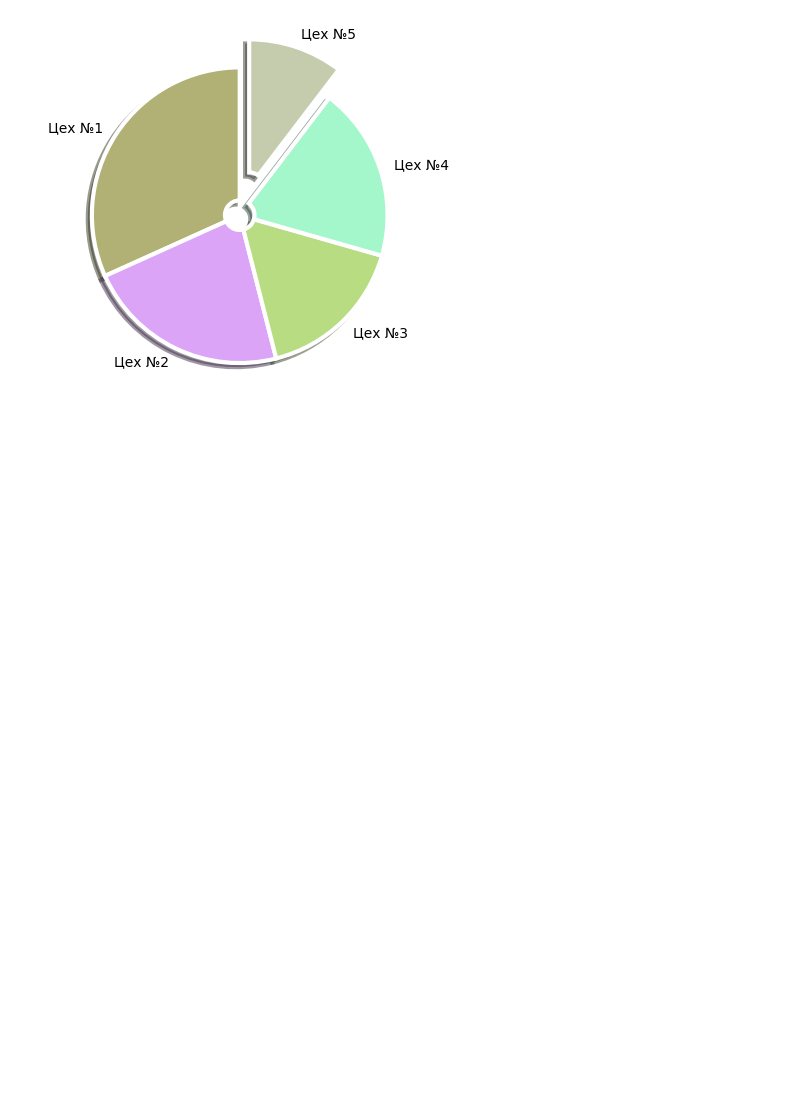
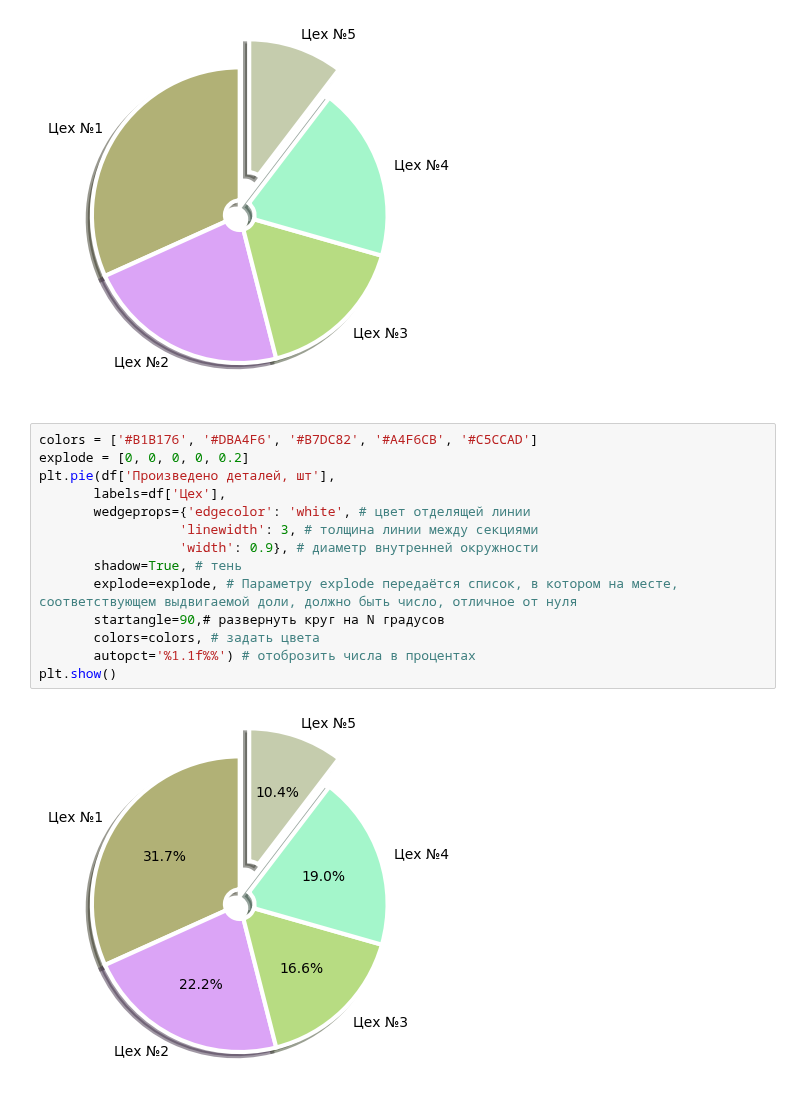
Before and after one commit to Putinka1993/notes, a Jupyter notebook: jupyter notebook/matplotlib/pie_mathplotlib.ipynb, the cells around one changed output. Saved outputs shown, nothing was run; the diff lists cells and outputs as text; blank space fills up the shorter version.

```diff
--- a/jupyter notebook/matplotlib/pie_mathplotlib.ipynb
+++ b/jupyter notebook/matplotlib/pie_mathplotlib.ipynb
@@ -72,3 +72,19 @@ plt.pie(df['Произведено деталей, шт'],
 plt.show()
 # %% [output]
 [figure]
+# %%
+colors = ['#B1B176', '#DBA4F6', '#B7DC82', '#A4F6CB', '#C5CCAD']
+explode = [0, 0, 0, 0, 0.2]
+plt.pie(df['Произведено деталей, шт'],
+       labels=df['Цех'],
+       wedgeprops={'edgecolor': 'white', # цвет отделящей линии
+                  'linewidth': 3, # толщина линии между секциями
+                  'width': 0.9}, # диаметр внутренней окружности
+       shadow=True, # тень
+       explode=explode, # Параметру explode передаётся список, в котором на месте, соответствующем выдвигаемой доли, должно быть число, отличное от нуля
+       startangle=90,# развернуть круг на N градусов
+       colors=colors, # задать цвета
+       autopct='%1.1f%%') # отоброзить числа в процентах
+plt.show()
+# %% [output]
+[figure, added]
```
